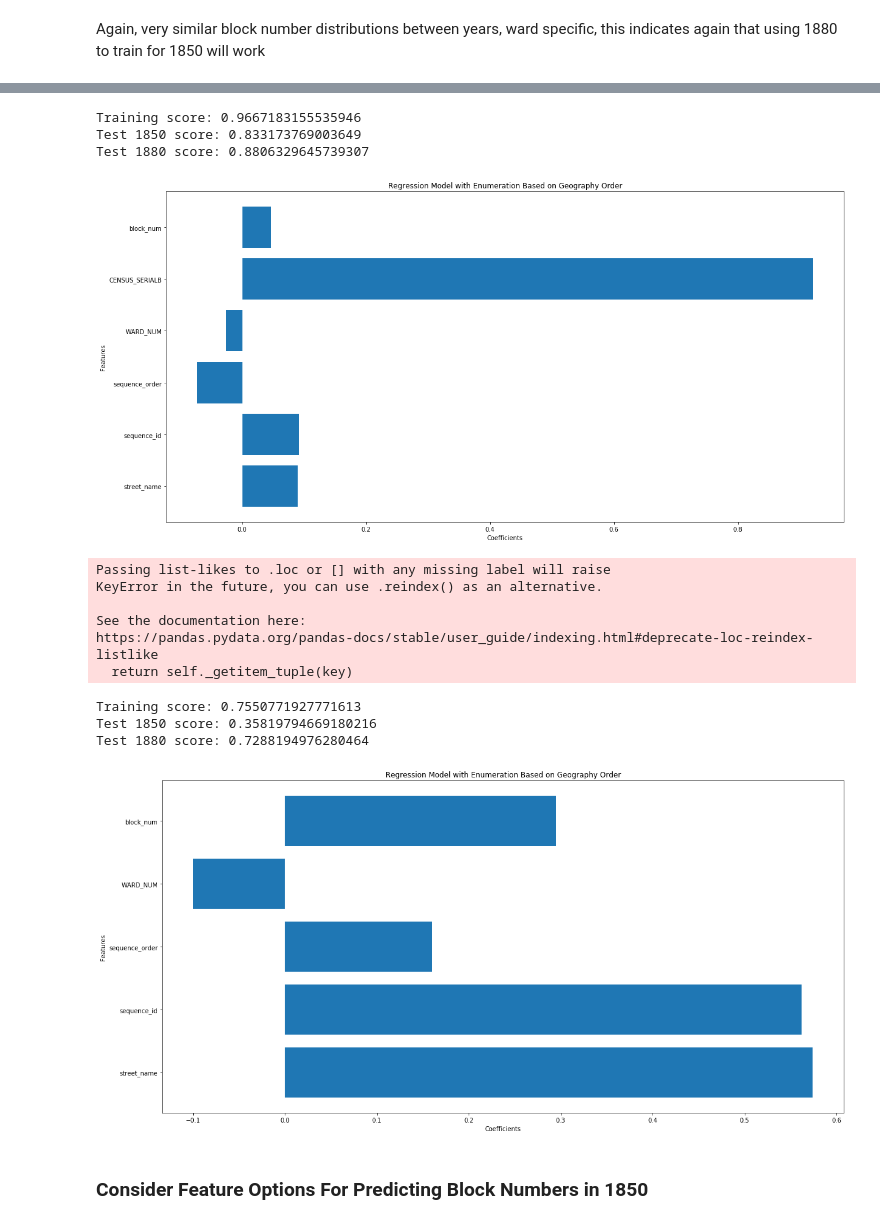
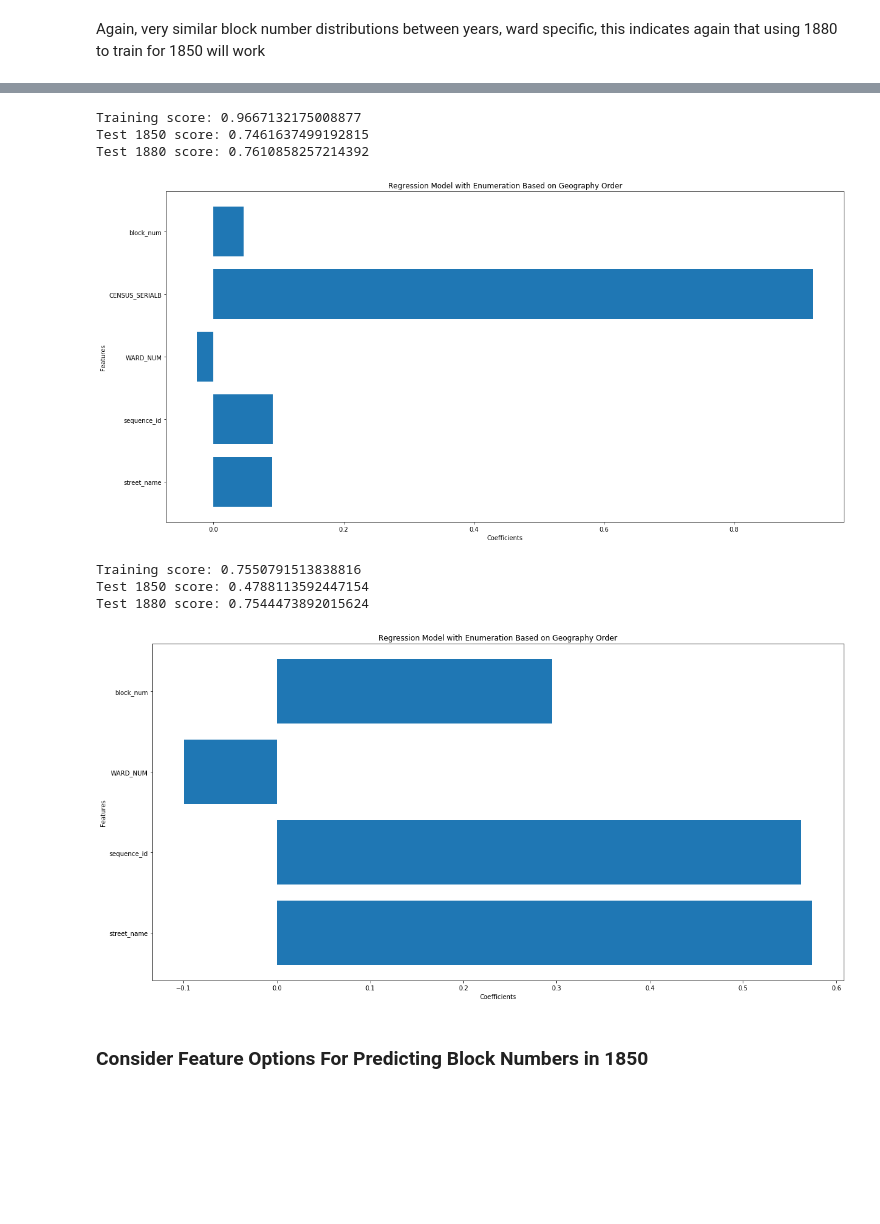
Before and after one commit to CenterForSpatialResearch/hnyc-spatial-linkage, a Jupyter notebook: interpolation_notebooks/Archived/Block Number Early Exploration.ipynb, the cells around one changed output, grey strips where cells are left out. Saved outputs shown, nothing was run; the diff lists cells and outputs as text; code cells hidden in the pictures; blank space fills up the shorter version.

```diff
--- a/Interpolation/Block_Numbers.ipynb
+++ b/interpolation_notebooks/Archived/Block Number Early Exploration.ipynb
@@ -153,14 +160,0 @@ train_X, train_y, test_1880_X, test_1880_y, test_1850_X, test_1850_y = interpola
-# %%
-#This improves performance on 1850 dataset a little bit, but it's worth experimenting
-#with other models (I want to try gradient boosting, and perhaps neural networks, but I
-#don't think autoencoders will work well because of the way the sequences are structured)
-model_lin_order = Pipeline([('preprocess', TargetEncoder(cols = cols)),
-                            ('regressor', LinearRegression())])
-model_lin_order.fit(train_X, train_y)
-print("Training score:", model_lin_order.score(train_X, train_y))
-print("Test 1850 score:", model_lin_order.score(test_1850_X, test_1850_y))
-print("Test 1880 score:", model_lin_order.score(test_1880_X, test_1880_y))
-# %% [output]
-Training score: 0.9667183155535946
-Test 1850 score: 0.833173769003649
-Test 1880 score: 0.8806329645739307
@@ -167,34 +166,41 @@ Test 1880 score: 0.8806329645739307
+# %%
+model_lin = LinearRegression()
+model_lin.fit(train_X, train_y)
+print("Training score:", model_lin.score(train_X, train_y))
+print("Test 1850 score:", model_lin.score(test_1850_X, test_1850_y))
+print("Test 1880 score:", model_lin.score(test_1880_X, test_1880_y))
+# %% [output]
+Training score: 0.9667132175008877
+Test 1850 score: 0.7461637499192815
+Test 1880 score: 0.7610858257214392
 # %%
-interpolation.graph_coefs(model_lin_order.named_steps['preprocess'].get_feature_names(), model_lin_order.named_steps["regressor"].coef_, "Regression Model with Enumeration Based on Geography Order")
+archive.graph_coefs(targetencoder.get_feature_names(), model_lin.coef_, "Regression Model with Enumeration Based on Geography Order")
 # %% [output]
-[figure, old version]
+[figure, new version]
 # %%
-interpolation.create_street_house(dwellings_1880, "CENSUS_ADDRESS")
-interpolation.create_street_house(dwellings_1850, "CD_ADDRESS")
-cols = ["street_name", "sequence_id", "sequence_order", "WARD_NUM", "block_num"]
-train_X, train_y, test_1880_X, test_1880_y, test_1850_X, test_1850_y = interpolation.create_train_test_data(dwellings_1880, dwellings_1850, cols)
+dataprocessing.create_street_house(dwellings_1880, "CENSUS_ADDRESS")
+dataprocessing.create_street_house(dwellings_1850, "CD_ADDRESS")
+cols = ["street_name", "sequence_id", "WARD_NUM", "block_num"]
+train_X, train_y, test_1880_X, test_1880_y, test_1850_X, test_1850_y = archive.create_train_test_data(dwellings_1880, dwellings_1850, cols)
-# %% [output]
-Passing list-likes to .loc or [] with any missing label will raise
-KeyError in the future, you can use .reindex() as an alternative.
-
-See the documentation here:
-https://pandas.pydata.org/pandas-docs/stable/user_guide/indexing.html#deprecate-loc-reindex-listlike
-  return self._getitem_tuple(key)
+# %%
+targetencoder = TargetEncoder(cols = cols)
+train_X = targetencoder.fit_transform(train_X, train_y)
+test_1880_X = targetencoder.fit_transform(test_1880_X, test_1880_y)
+test_1850_X = targetencoder.fit_transform(test_1850_X, test_1850_y)
 # %%
-model_lin_order = Pipeline([('preprocess', TargetEncoder(cols = cols)),
-                            ('regressor', LinearRegression())])
-model_lin_order.fit(train_X, train_y)
-print("Training score:", model_lin_order.score(train_X, train_y))
-print("Test 1850 score:", model_lin_order.score(test_1850_X, test_1850_y))
-print("Test 1880 score:", model_lin_order.score(test_1880_X, test_1880_y))
+model_lin_block = LinearRegression()
+model_lin_block.fit(train_X, train_y)
+print("Training score:", model_lin_block.score(train_X, train_y))
+print("Test 1850 score:", model_lin_block.score(test_1850_X, test_1850_y))
+print("Test 1880 score:", model_lin_block.score(test_1880_X, test_1880_y))
 # %% [output]
-Training score: 0.7550771927771613
-Test 1850 score: 0.35819794669180216
-Test 1880 score: 0.7288194976280464
+Training score: 0.7550791513838816
+Test 1850 score: 0.4788113592447154
+Test 1880 score: 0.7544473892015624
 # %%
-interpolation.graph_coefs(model_lin_order.named_steps['preprocess'].get_feature_names(), model_lin_order.named_steps["regressor"].coef_, "Regression Model with Enumeration Based on Geography Order")
+archive.graph_coefs(targetencoder.get_feature_names(), model_lin_block.coef_, "Regression Model with Enumeration Based on Geography Order")
 # %% [output]
-[figure, old version]
+[figure, new version]
 # %% [markdown]
 ### Consider Feature Options For Predicting Block Numbers in 1850
 # %% [markdown]
```
Also changed, not shown: parts of 5 cells of this notebook, 14 other files.
